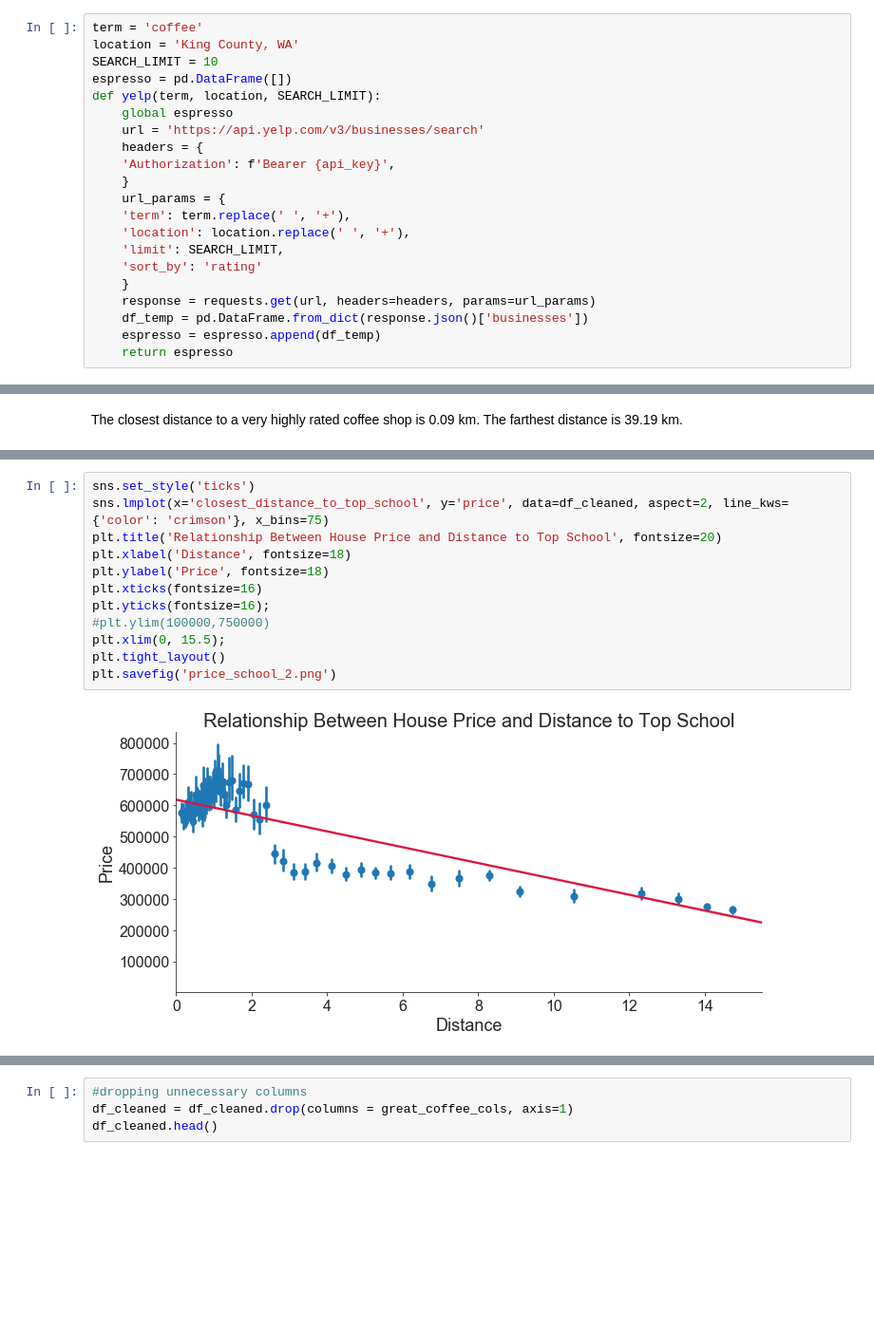
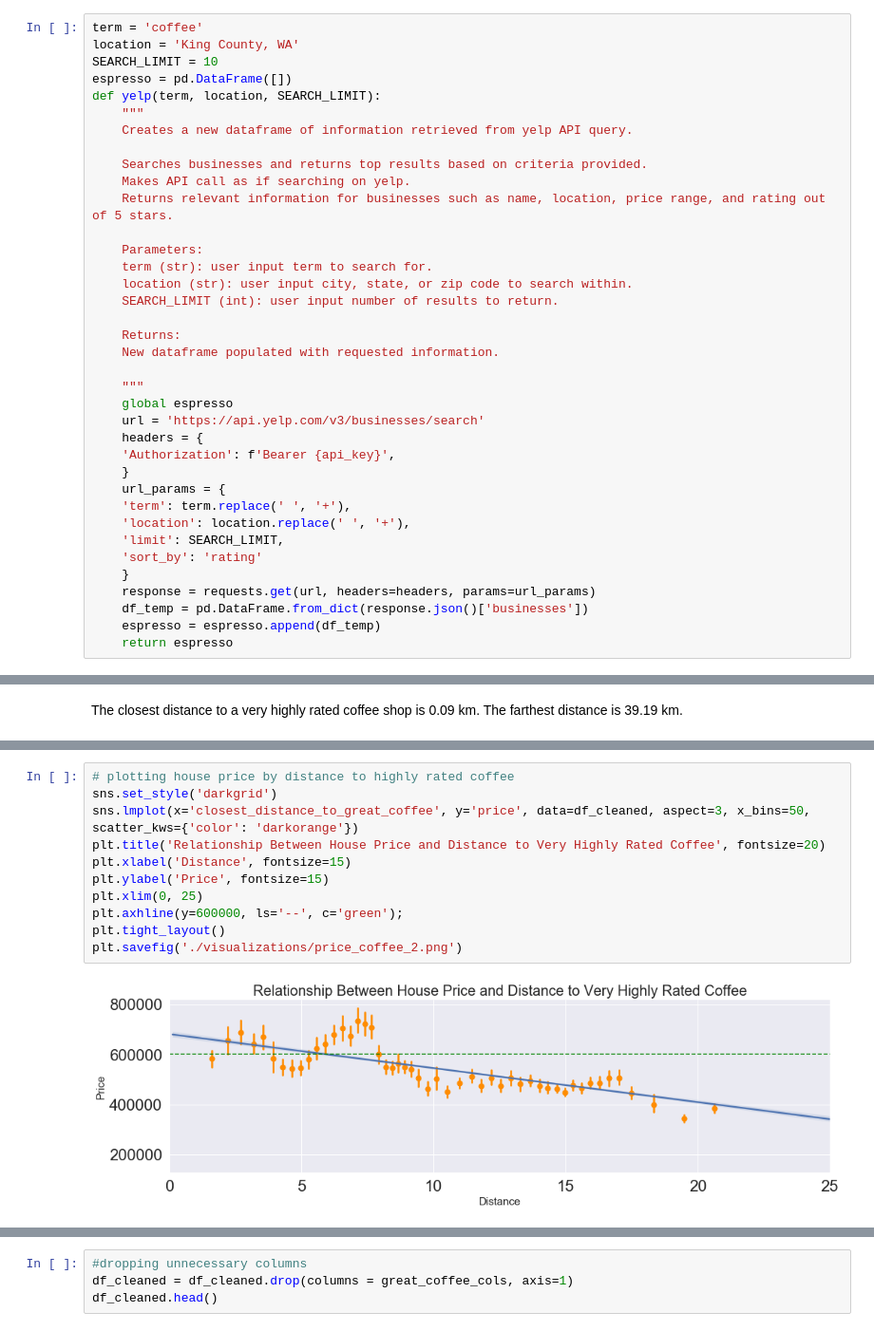
Before and after one commit to dtunnicliffe/house-price-regression-project, a Jupyter notebook: business_problem_and_data_understanding.ipynb, the cells around one changed output, grey strips where cells are left out. Shown at 95% size. Saved outputs shown, nothing was run; the diff lists cells and outputs as text; blank space fills up the shorter version.

Commit message:
final updates to visualizations, functions, and readme

```diff
--- a/business_problem_and_data_understanding.ipynb
+++ b/business_problem_and_data_understanding.ipynb
@@ -755,6 +801,22 @@ location = 'King County, WA'
 SEARCH_LIMIT = 10
 espresso = pd.DataFrame([])
 def yelp(term, location, SEARCH_LIMIT):
+    """
+    Creates a new dataframe of information retrieved from yelp API query.
+
+    Searches businesses and returns top results based on criteria provided.
+    Makes API call as if searching on yelp.
+    Returns relevant information for businesses such as name, location, price range, and rating out of 5 stars.
+
+    Parameters:
+    term (str): user input term to search for.
+    location (str): user input city, state, or zip code to search within.
+    SEARCH_LIMIT (int): user input number of results to return.
+
+    Returns:
+    New dataframe populated with requested information.
+
+    """
     global espresso
     url = 'https://api.yelp.com/v3/businesses/search'
     headers = {
@@ -838,14 +900,13 @@ plt.ylabel('Price');
 # %%
-sns.set_style('ticks')
-sns.lmplot(x='closest_distance_to_top_school', y='price', data=df_cleaned, aspect=2, line_kws={'color': 'crimson'}, x_bins=75)
-plt.title('Relationship Between House Price and Distance to Top School', fontsize=20)
-plt.xlabel('Distance', fontsize=18)
-plt.ylabel('Price', fontsize=18)
-plt.xticks(fontsize=16)
-plt.yticks(fontsize=16);
-#plt.ylim(100000,750000)
-plt.xlim(0, 15.5);
+# plotting house price by distance to highly rated coffee
+sns.set_style('darkgrid')
+sns.lmplot(x='closest_distance_to_great_coffee', y='price', data=df_cleaned, aspect=3, x_bins=50, scatter_kws={'color': 'darkorange'})
+plt.title('Relationship Between House Price and Distance to Very Highly Rated Coffee', fontsize=20)
+plt.xlabel('Distance', fontsize=15)
+plt.ylabel('Price', fontsize=15)
+plt.xlim(0, 25)
+plt.axhline(y=600000, ls='--', c='green');
 plt.tight_layout()
-plt.savefig('price_school_2.png')
+plt.savefig('./visualizations/price_coffee_2.png')
 # %% [output]
-[figure, old version]
+[figure, new version]
```
Also changed, not shown: parts of 29 cells of this notebook, 12 other files.
